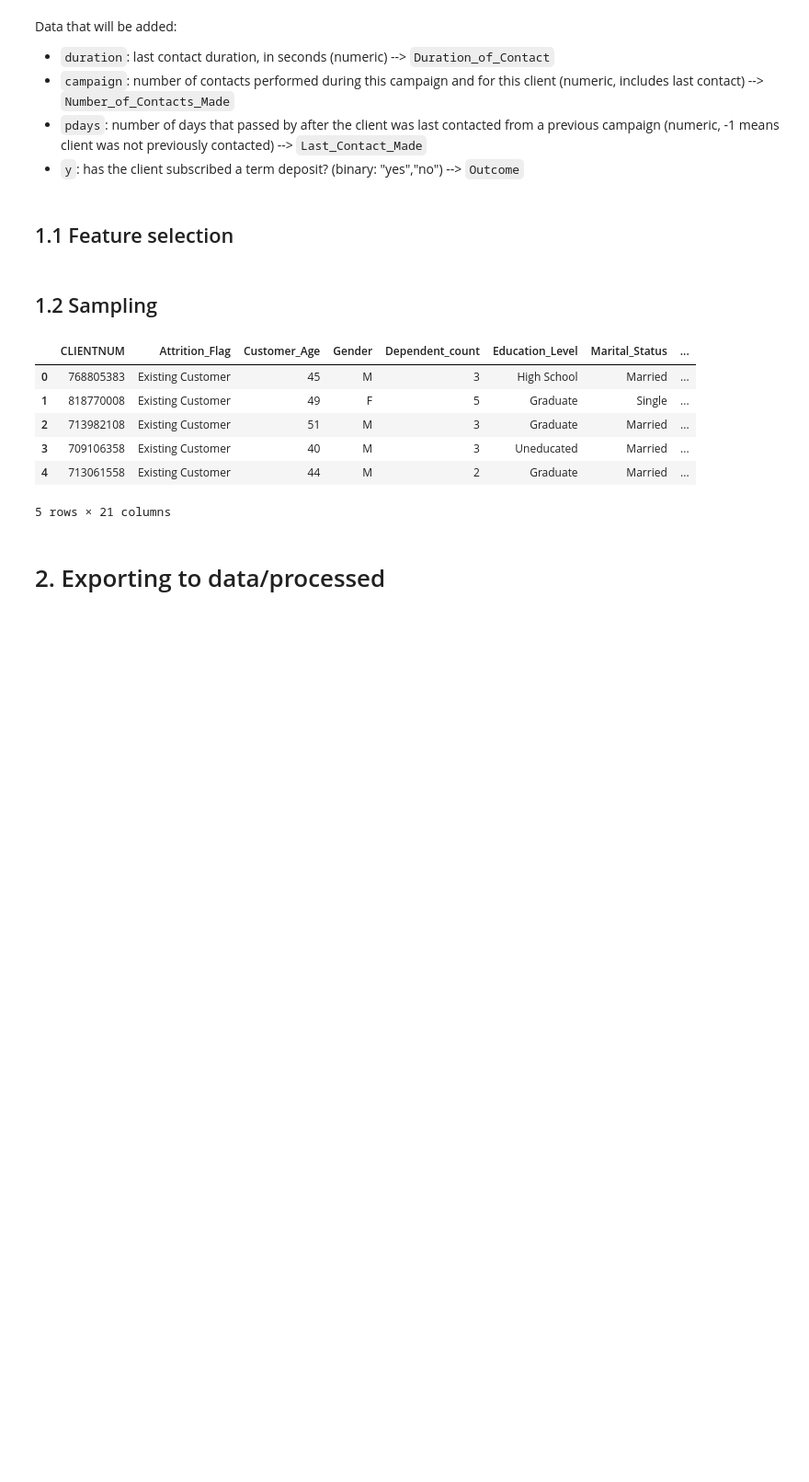
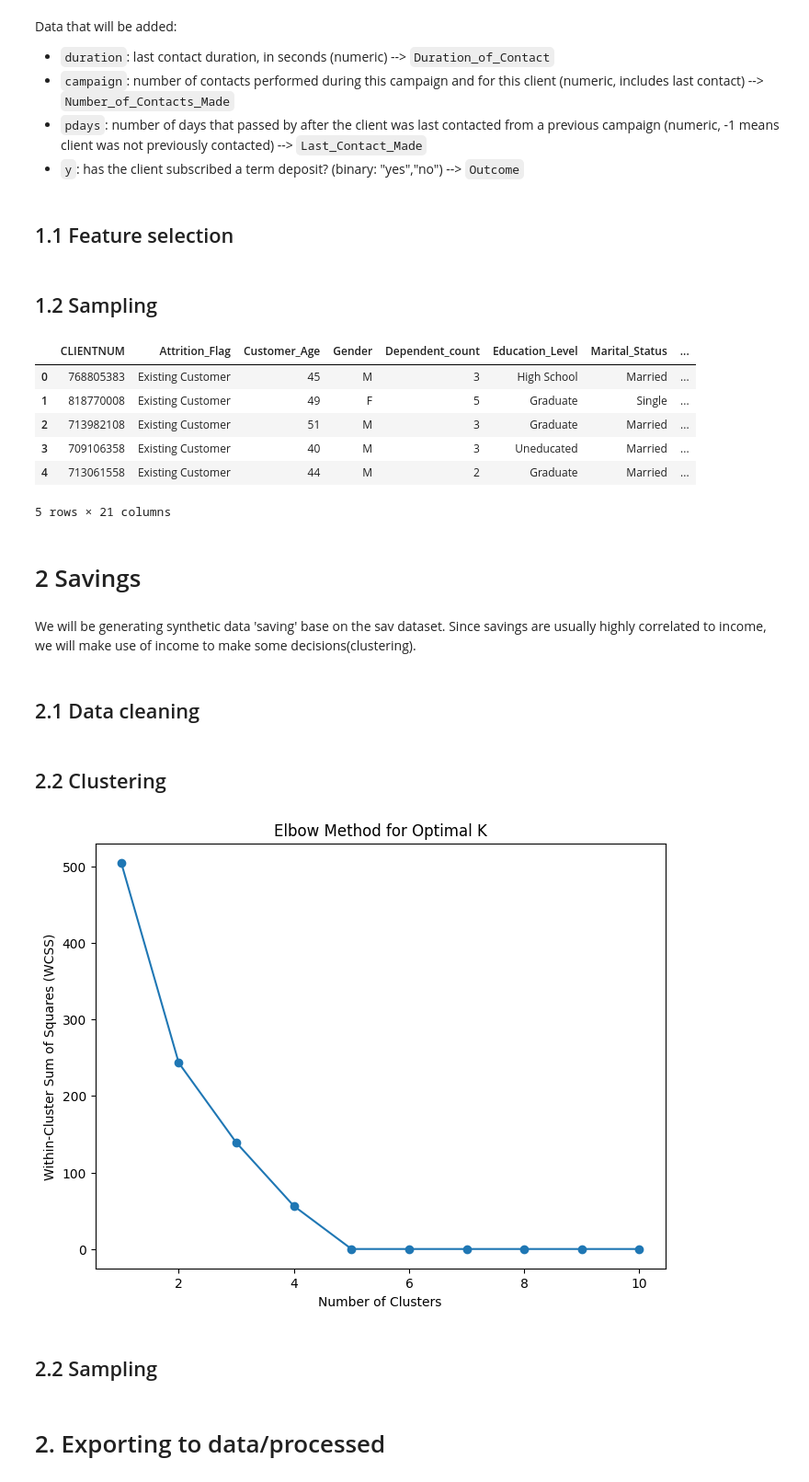
Before and after one commit to yionna/DSA3101-Object-Not-Found, a Jupyter notebook: data_synthesis/Campaign_data.ipynb, the cells around one changed output. Shown at 92% size. Cells and saved outputs as stored; diff of their text form; code cells hidden in the pictures; blank space fills up the shorter version.

```diff
--- a/data_synthesis/Campaign_data.ipynb
+++ b/data_synthesis/Campaign_data.ipynb
@@ -11,6 +11,7 @@ from scipy.stats import norm
 # %%
 original = pd.read_csv("../data/processed/BankChurners_cleaned.csv")
 campaign = pd.read_csv("../data/raw/campaign_data.csv", sep = ';')
+sav = pd.read_csv("../data/raw/credit_score.csv")
 # %%
 # Checking for duplicates
 campaign_duplicates = campaign.duplicated()
@@ -133,3 +137,38 @@ original.head()
 | 3 | 709106358 | Existing Customer | 40 | M | 3 | Uneducated | Married | ... |
 | 4 | 713061558 | Existing Customer | 44 | M | 2 | Graduate | Married | ... |
 5 rows × 21 columns
+# %% [markdown]
+# 2 Savings
+# %% [markdown]
+We will be generating synthetic data 'saving' base on the sav dataset. Since savings are usually highly correlated to income, we will make use of income to make some decisions(clustering).
+# %% [markdown]
+## 2.1 Data cleaning
+# %%
+# convert income into income category then one-hot encoding
+bins = [0, 40000, 60000, 80000, 120000, float('inf')]
+labels = ['Less than 40', '40 - 60', '60 - 80', '80 - 120', '120 +']
+sav['Income_Category'] = pd.cut(sav['INCOME'], bins = bins, labels = labels, right = False)
+sav = pd.get_dummies(sav, columns=['Income_Category'], drop_first=True)
+# %% [markdown]
+## 2.2 Clustering
+# %%
+features = sav[['Income_Category_40 - 60', 'Income_Category_60 - 80', 'Income_Category_80 - 120', 'Income_Category_120 +']]
+
+# Elbow method to find the optimal number of clusters
+cluster_range = range(1, 11)
+wcss = []
+
+for k in cluster_range:
+    kmeans = KMeans(n_clusters=k, n_init=10, random_state=42)
+    kmeans.fit(features)
+    wcss.append(kmeans.inertia_)
+
+# Plot the elbow graph
+plt.figure(figsize=(8, 6))
+plt.plot(cluster_range, wcss, marker='o')
+plt.title('Elbow Method for Optimal K')
+plt.xlabel('Number of Clusters')
+plt.ylabel('Within-Cluster Sum of Squares (WCSS)')
+plt.show()
+# %% [output]
+[figure, added]
@@ -135,0 +183,2 @@ original.head()
+# %% [markdown]
+## 2.2 Sampling
```
Also changed, not shown: parts of 6 cells of this notebook, 6 other files.
